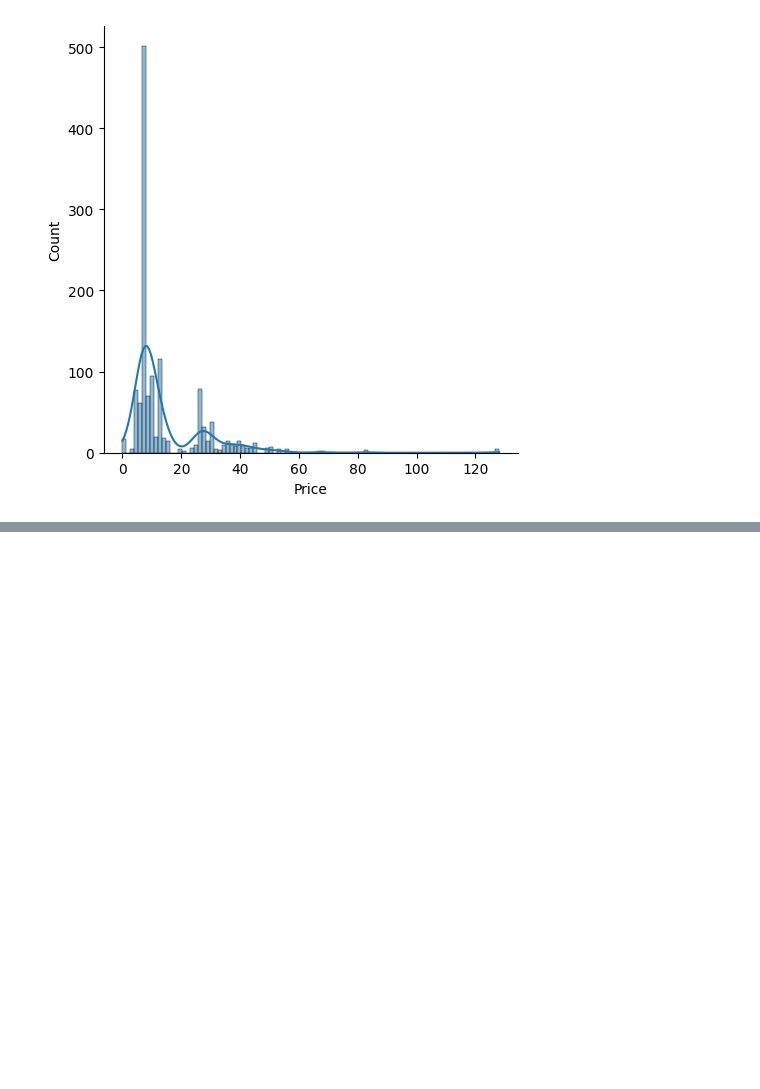
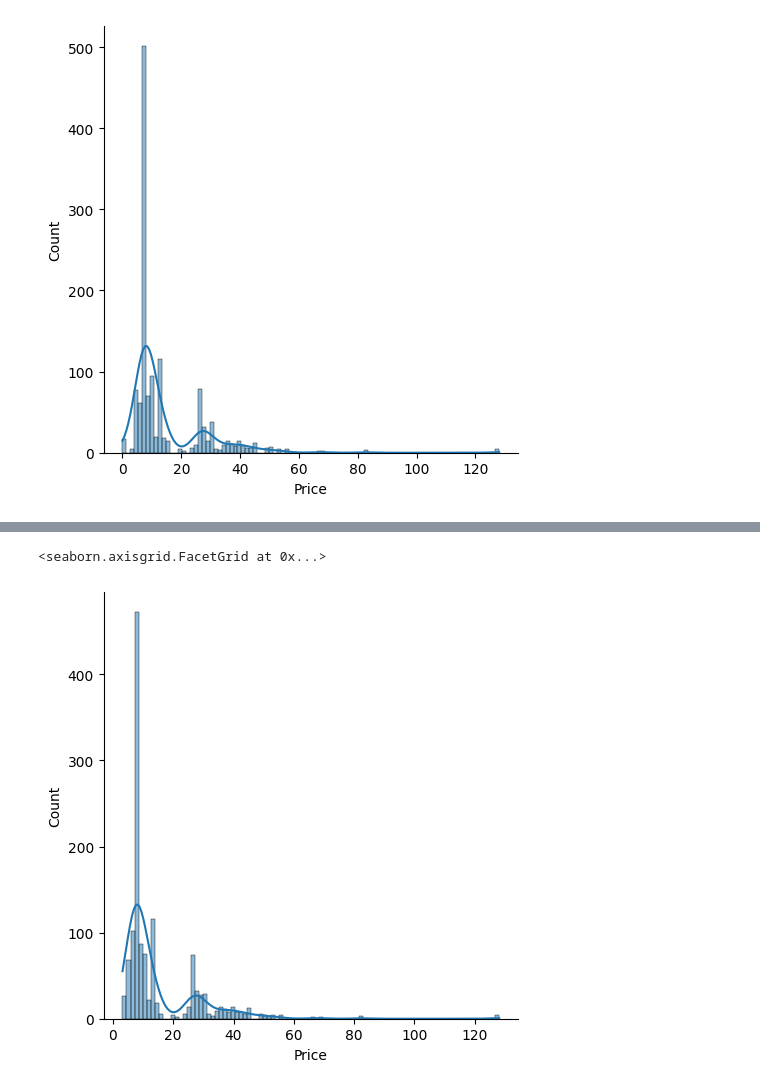
Before and after one commit to SergeyKYu/Training, a Jupyter notebook: titanic_train/titanic_notebook.ipynb, the cells around one changed output, grey strips where cells are left out. Saved outputs shown, nothing was run; the diff lists cells and outputs as text; code cells hidden in the pictures; blank space fills up the shorter version.

```diff
--- a/titanic_train/titanic_notebook.ipynb
+++ b/titanic_train/titanic_notebook.ipynb
@@ -162,0 +153,5 @@ df
+# %%
+sns.displot(df['Price'], kde=True)
+# %% [output]
+<seaborn.axisgrid.FacetGrid at 0x...>
+[figure, added]
```
Also changed, not shown: parts of 35 cells of this notebook, 1 other file.
